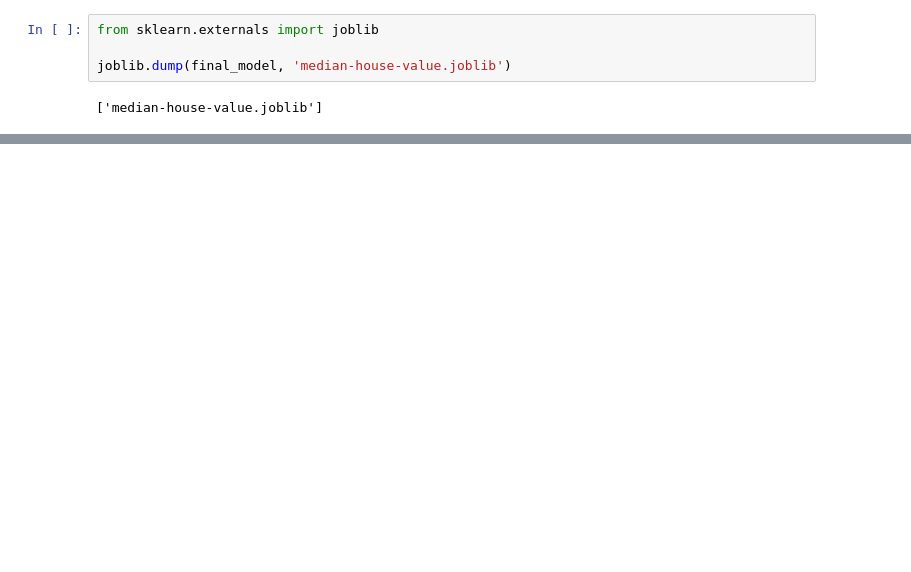
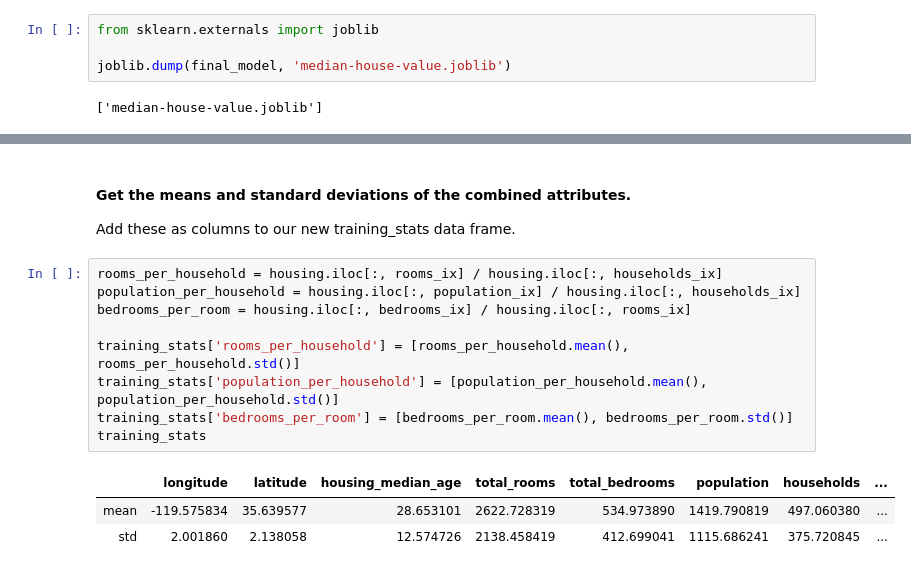
Before and after one commit to epassi/hands-on-ml, a Jupyter notebook: notebook/median-house-value.ipynb, the cells around one changed output, grey strips where cells are left out. Cells and saved outputs as stored; diff of their text form; blank space fills up the shorter version.

```diff
--- a/notebook/median-house-value.ipynb
+++ b/notebook/median-house-value.ipynb
@@ -1077,0 +1112,17 @@ array(['x0_<1H OCEAN', 'x0_INLAND', 'x0_ISLAND', 'x0_NEAR BAY',
+# %% [markdown]
+#### Get the means and standard deviations of the combined attributes.
+
+Add these as columns to our new training_stats data frame.
+# %%
+rooms_per_household = housing.iloc[:, rooms_ix] / housing.iloc[:, households_ix]
+population_per_household = housing.iloc[:, population_ix] / housing.iloc[:, households_ix]
+bedrooms_per_room = housing.iloc[:, bedrooms_ix] / housing.iloc[:, rooms_ix]
+
+training_stats['rooms_per_household'] = [rooms_per_household.mean(), rooms_per_household.std()]
+training_stats['population_per_household'] = [population_per_household.mean(), population_per_household.std()]
+training_stats['bedrooms_per_room'] = [bedrooms_per_room.mean(), bedrooms_per_room.std()]
+training_stats
+# %% [output]
+|  | longitude | latitude | housing_median_age | total_rooms | total_bedrooms | population | households | ... |
+| mean | -119.575834 | 35.639577 | 28.653101 | 2622.728319 | 534.973890 | 1419.790819 | 497.060380 | ... |
+| std | 2.001860 | 2.138058 | 12.574726 | 2138.458419 | 412.699041 | 1115.686241 | 375.720845 | ... |
```
Also changed, not shown: parts of 28 cells of this notebook, 1 other file.
